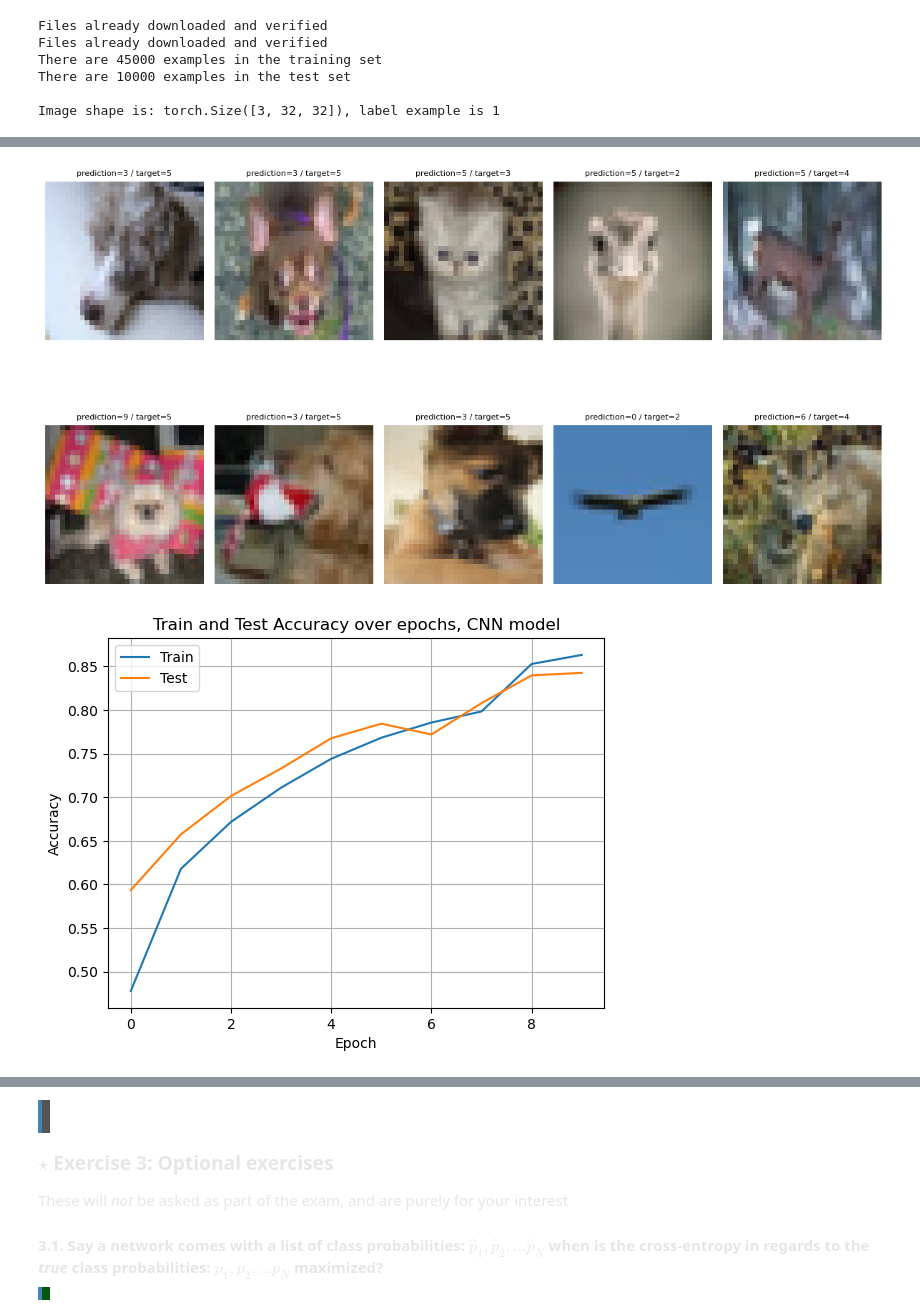
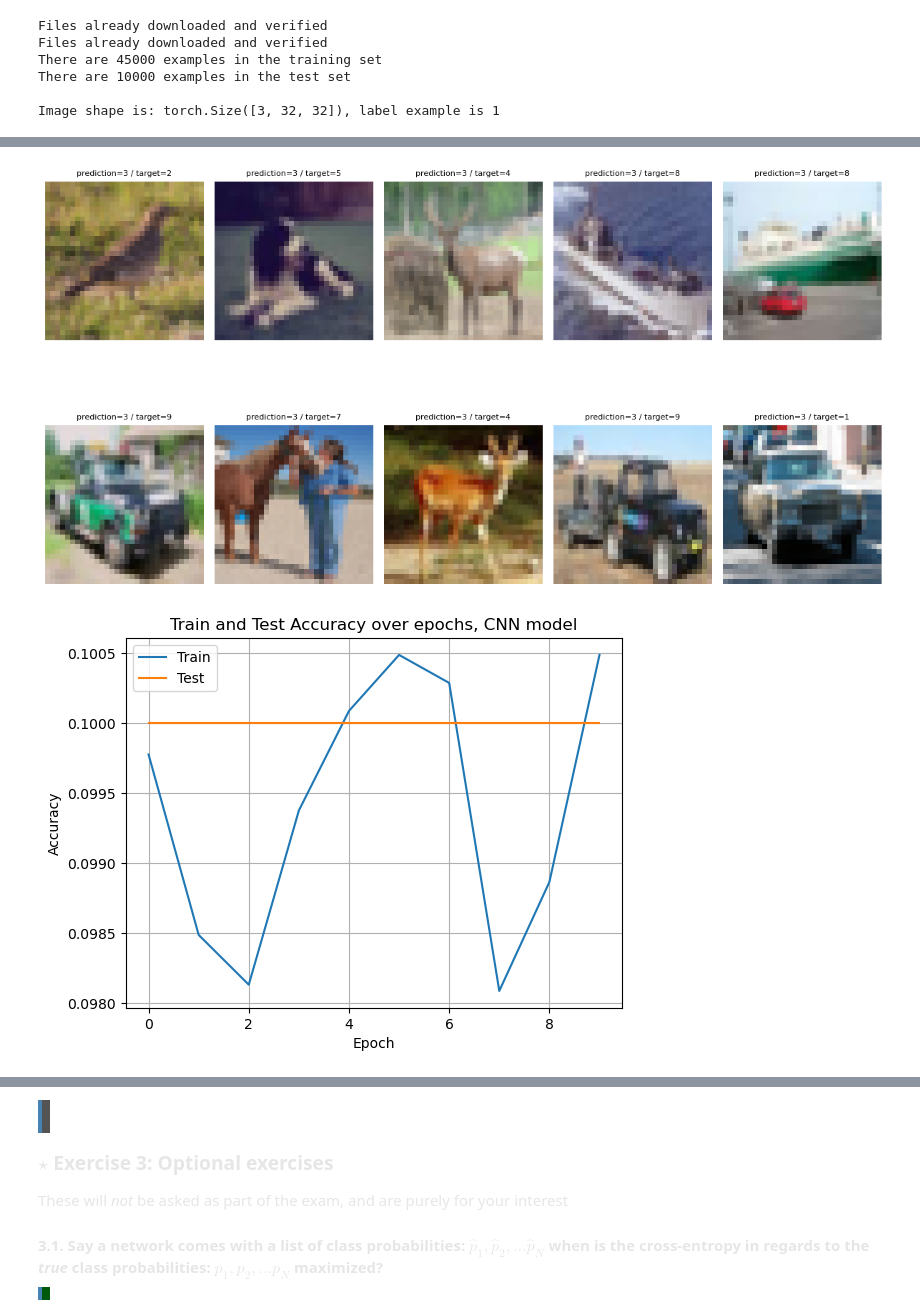
Before and after one commit to Nunk-sketch/02462-ass-1, a Jupyter notebook: assignment_1.ipynb, the cells around one changed output, grey strips where cells are left out. Saved outputs shown, nothing was run; the diff lists cells and outputs as text; code cells hidden in the pictures.

```diff
--- a/assignment_1.ipynb
+++ b/assignment_1.ipynb
@@ -1038,13 +1044,13 @@ USE_PRETRAINED_WEIGHTS = False
 # %%
 in_channels = next(iter(train_dataloader))[0].shape[1]
 in_width_height = next(iter(train_dataloader))[0].shape[-1]
-#models: OG, simpleVGG, VGG16
+#models: OG, simpleVGG, VGG16, fastsimpleVGG
 # Make a dummy model to find out the size before the first linear layer
-CNN_model = fastsimpleVGG(num_classes=10, in_channels=in_channels)
+CNN_model = simpleVGG(num_classes=10, in_channels=in_channels)
 features_fore_linear = utils.get_dim_before_first_linear(CNN_model.features, in_width_height, in_channels, brain=False)
 
 # Now make true model when we know how many features we have before the first linear layer
-CNN_model = fastsimpleVGG(num_classes=10, in_channels=in_channels, features_fore_linear=features_fore_linear, dataset=test_set)
+CNN_model = simpleVGG(num_classes=10, in_channels=in_channels, features_fore_linear=features_fore_linear, dataset=test_set)
 
 # This section loads pre-trained VGG16 weights and freezes the feature extractor
 # Only the classifier layers will be trained, making training much faster
@@ -1075,24 +1081,28 @@ imgs, preds, targets, idxs, paths = get_misclassified(CNN_model, train_dataloade
 show_misclassified(imgs, preds, targets, class_names=None,  ncols=5)
 # save_misclassified(imgs, preds, targets, out_dir="misclassified_examples")
 # %% [output]
-[figure, old version]
+[figure, new version]
 # %%
 # plot train and test accuracies
 plt.plot(range(train_epochs), train_accs, label='Train')
 plt.plot(range(train_epochs), test_accs, label='Test')
 
 plt.xlabel('Epoch')
 plt.ylabel('Accuracy')
 plt.title('Train and Test Accuracy over epochs, CNN model')
 plt.grid()
 plt.legend()
 if CNN_model == simpleVGG:
     plt.savefig('simple_train_test_accuracy.png')
-else:
+elif CNN_model == VGG16:
     plt.savefig('vgg16_train_test_accuracy.png')
+elif CNN_model == OG:
+    plt.savefig('OG_train_test_accuracy.png')
+elif CNN_model == fastsimpleVGG:
+    plt.savefig('fastsimple_train_test_accuracy.png')
 plt.show()
 # %% [output]
-[figure, old version]
+[figure, new version]
 # %% [markdown]
 ![image.png](attachment:image.png)
 simpleVGG16
```
Also changed, not shown: parts of 2 cells of this notebook.
